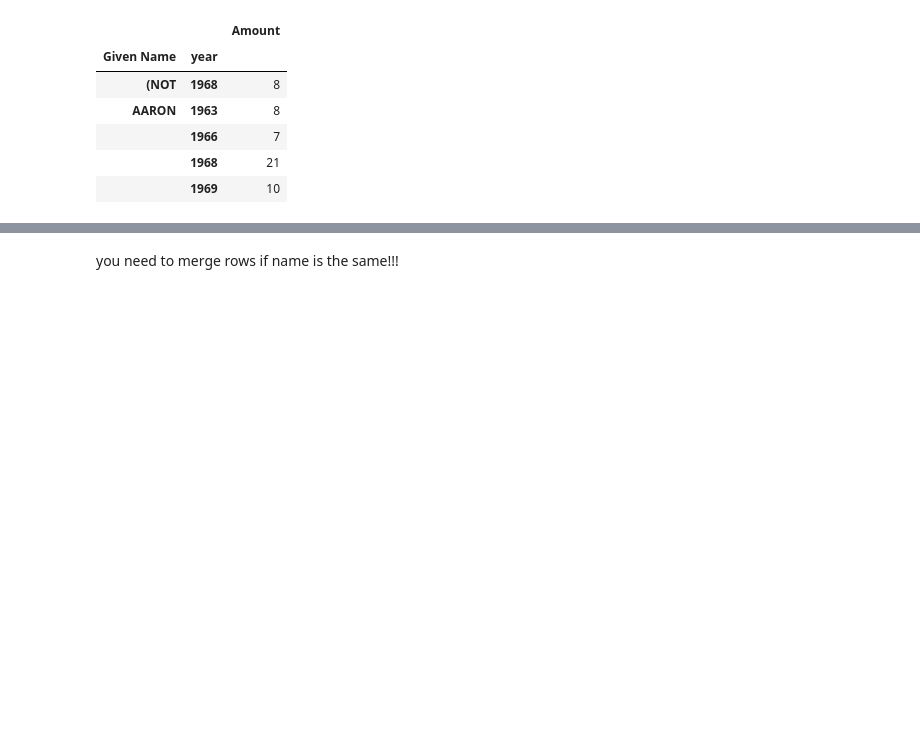
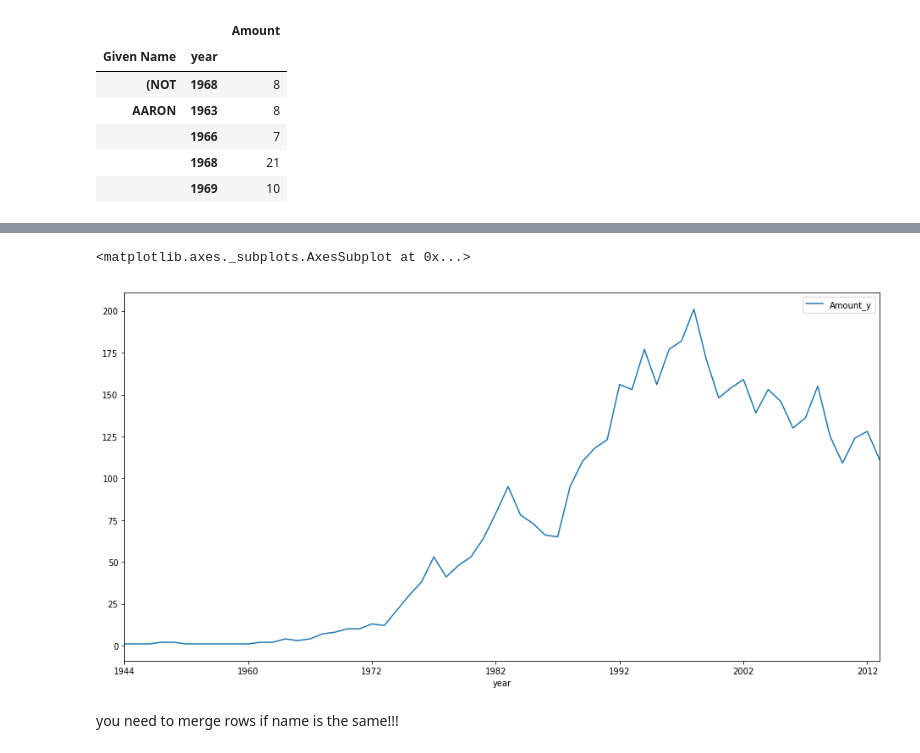
Before and after one commit to Kevinf7/PROJECT_Popular_baby_names, a Jupyter notebook: Baby Name.ipynb, the cells around one changed output, grey strips where cells are left out. Saved outputs shown, nothing was run; the diff lists cells and outputs as text; code cells hidden in the pictures; blank space fills up the shorter version.

```diff
--- a/Baby Name.ipynb
+++ b/Baby Name.ipynb
@@ -66,2 +78,2 @@ dtype: int64
 # %%
-df2 = pd.merge(df, df_dup, on=['Given Name', 'year'])
+df2 = pd.merge(df, df_dup, on=['Given Name','year'], how='left')
@@ -78,0 +93,3 @@ df2.shape[0]
+# %%
+#this is like an if then assign to specific column
+df2.loc[df2.Amount_y.isnull(), 'Amount_y'] = df2['Amount_x']
@@ -78,0 +105,5 @@ df2.shape[0]
+# %%
+df2.drop('Amount_x', axis=1, inplace=True)
+# %%
+df2.Amount_y = df2.Amount_y.astype(int)
+df2.head()
@@ -79,3 +117,9 @@ df2.shape[0]
+# %%
+#plot takes the index as the x value and uses any numeric column as the y
+df2.loc[df2['Given Name']=='EMILY'].sort_values('year').set_index('year').plot(figsize=(16,8))
+# %% [output]
+<matplotlib.axes._subplots.AxesSubplot at 0x...>
+[figure, added]
 # %%
 df.to_csv("all_names.csv")
 # %% [markdown]
```
Also changed, not shown: parts of 12 cells of this notebook.
